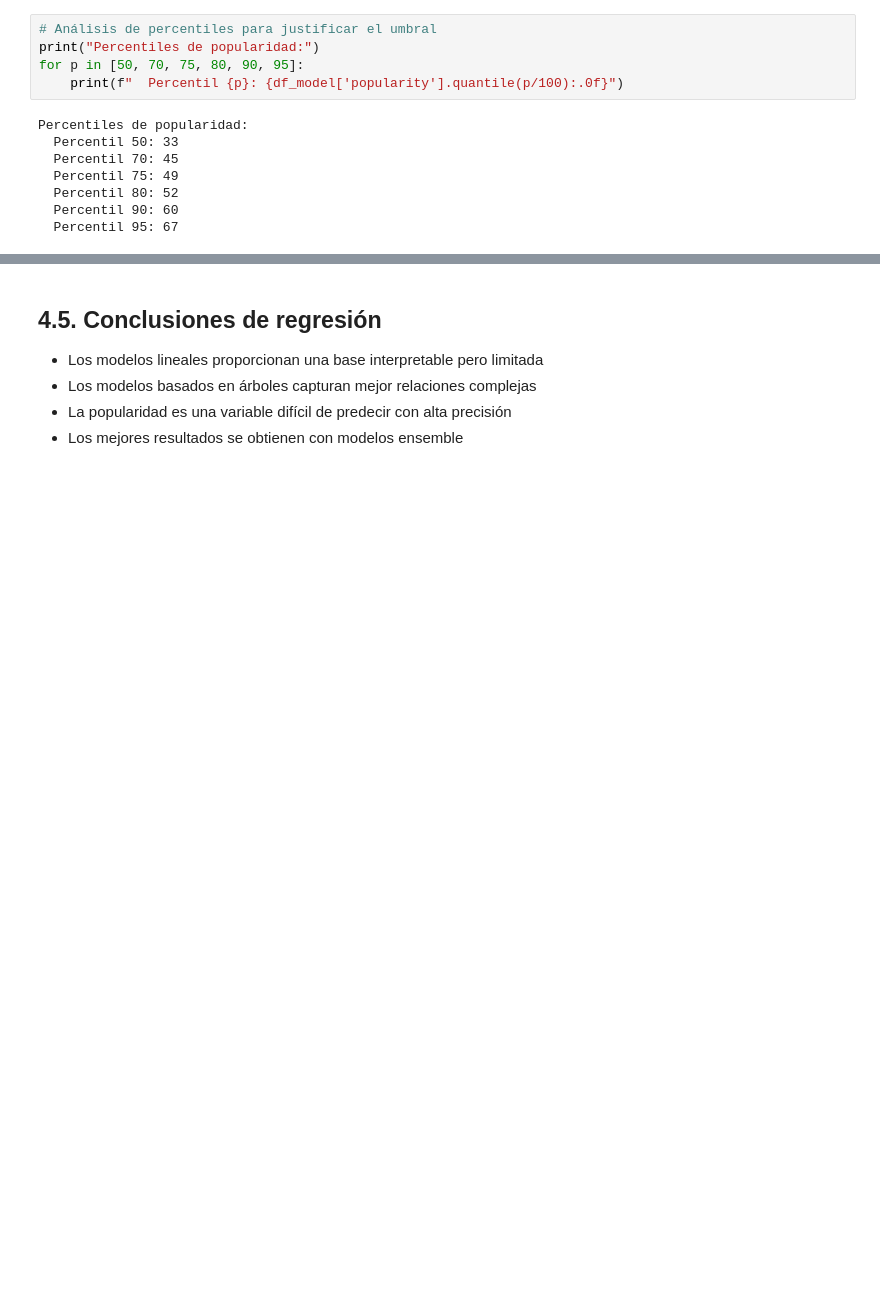
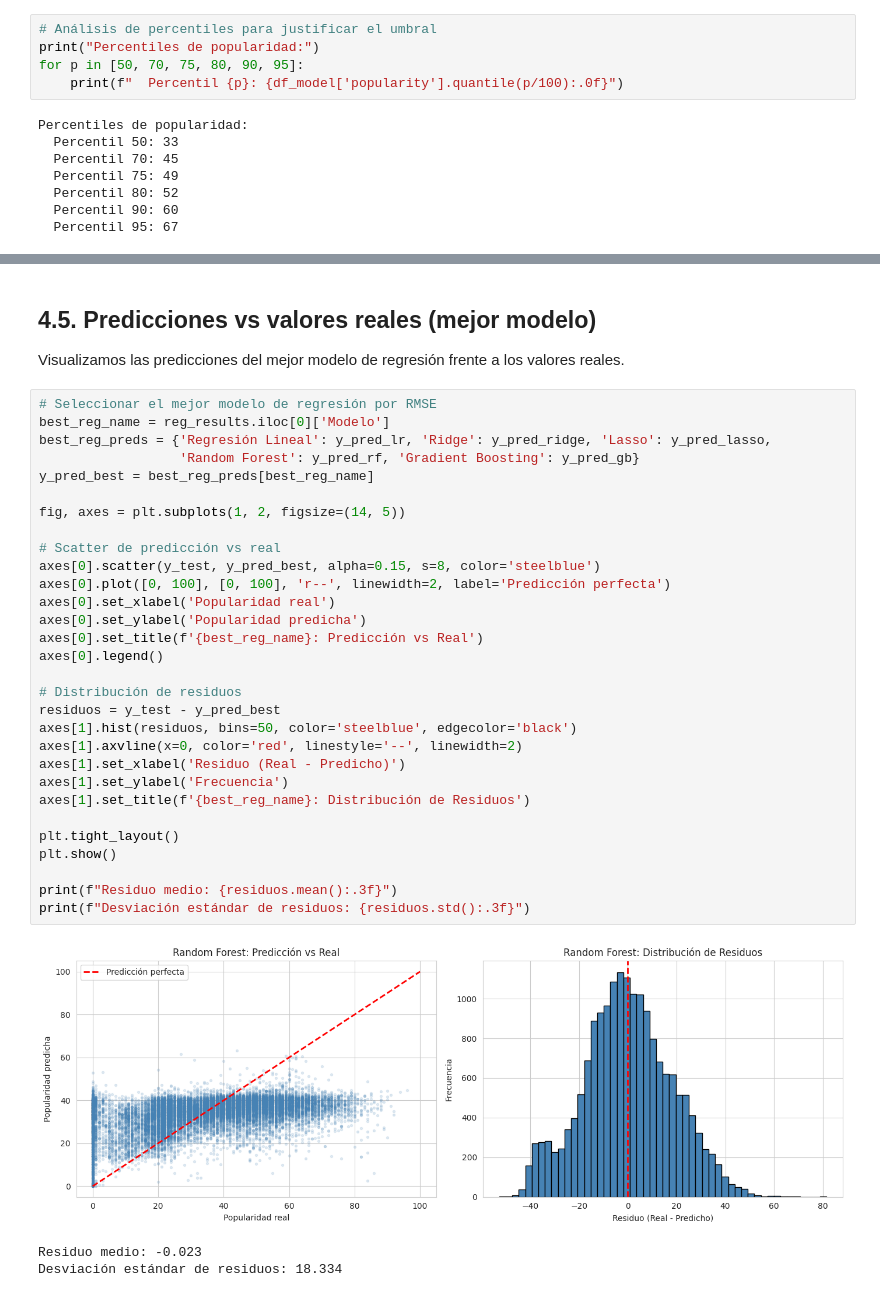
Before and after one commit to thisisrober/data-analysis-spotify-tracks, a Jupyter notebook: notebooks/analysis-es.ipynb, the cells around one changed output, grey strips where cells are left out. Drawn from its saved outputs; the diff is of its cells as text; blank space fills up the shorter version.

```diff
--- a/notebooks/analysis-es.ipynb
+++ b/notebooks/analysis-es.ipynb
@@ -622,6 +890,38 @@ Se comparan los resultados obtenidos por los distintos modelos.
 # %% [markdown]
-## 4.5. Conclusiones de regresión
-- Los modelos lineales proporcionan una base interpretable pero limitada
-- Los modelos basados en árboles capturan mejor relaciones complejas
-- La popularidad es una variable difícil de predecir con alta precisión
-- Los mejores resultados se obtienen con modelos ensemble
+## 4.5. Predicciones vs valores reales (mejor modelo)
+
+Visualizamos las predicciones del mejor modelo de regresión frente a los valores reales.
+# %%
+# Seleccionar el mejor modelo de regresión por RMSE
+best_reg_name = reg_results.iloc[0]['Modelo']
+best_reg_preds = {'Regresión Lineal': y_pred_lr, 'Ridge': y_pred_ridge, 'Lasso': y_pred_lasso,
+                  'Random Forest': y_pred_rf, 'Gradient Boosting': y_pred_gb}
+y_pred_best = best_reg_preds[best_reg_name]
+
+fig, axes = plt.subplots(1, 2, figsize=(14, 5))
+
+# Scatter de predicción vs real
+axes[0].scatter(y_test, y_pred_best, alpha=0.15, s=8, color='steelblue')
+axes[0].plot([0, 100], [0, 100], 'r--', linewidth=2, label='Predicción perfecta')
+axes[0].set_xlabel('Popularidad real')
+axes[0].set_ylabel('Popularidad predicha')
+axes[0].set_title(f'{best_reg_name}: Predicción vs Real')
+axes[0].legend()
+
+# Distribución de residuos
+residuos = y_test - y_pred_best
+axes[1].hist(residuos, bins=50, color='steelblue', edgecolor='black')
+axes[1].axvline(x=0, color='red', linestyle='--', linewidth=2)
+axes[1].set_xlabel('Residuo (Real - Predicho)')
+axes[1].set_ylabel('Frecuencia')
+axes[1].set_title(f'{best_reg_name}: Distribución de Residuos')
+
+plt.tight_layout()
+plt.show()
+
+print(f"Residuo medio: {residuos.mean():.3f}")
+print(f"Desviación estándar de residuos: {residuos.std():.3f}")
+# %% [output]
+[figure, added]
+Residuo medio: -0.023
+Desviación estándar de residuos: 18.334
```
Also changed, not shown: parts of 69 cells of this notebook, 1 other file.
